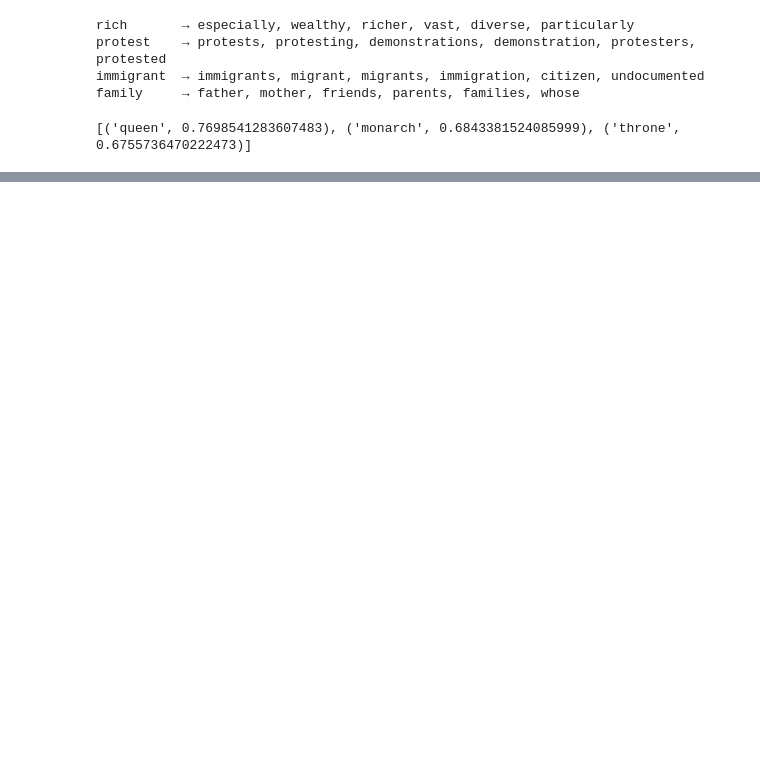
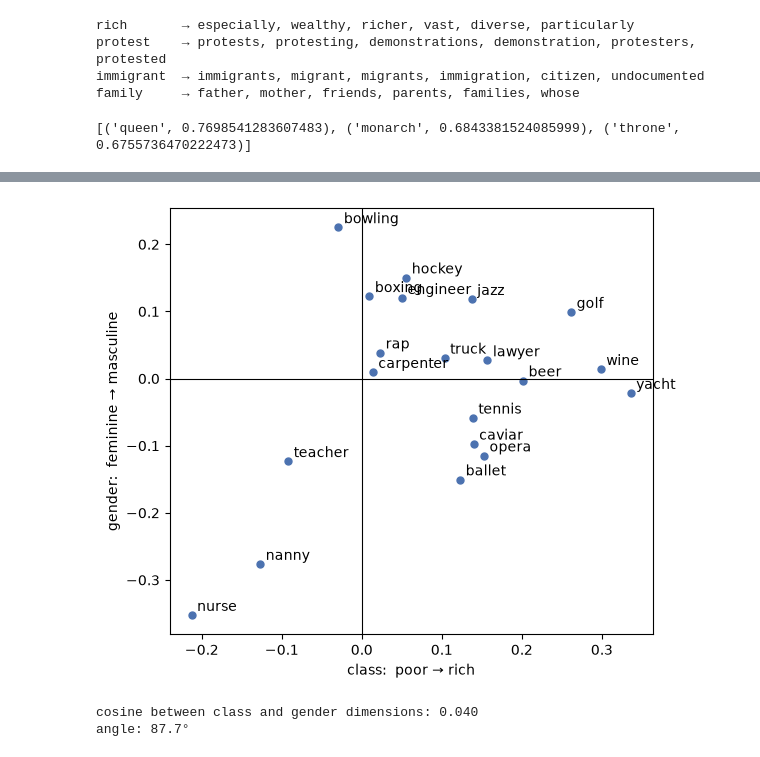
Before and after one commit to mk2615/my-first-repo, a Jupyter notebook: September 9 Lab Practice.ipynb, the cells around one changed output, grey strips where cells are left out. Drawn from its saved outputs; the diff is of its cells as text; code cells hidden in the pictures; blank space fills up the shorter version.

```diff
--- a/September 9 Lab Practice.ipynb
+++ b/September 9 Lab Practice.ipynb
@@ -65,3 +44,28 @@ family     → father, mother, friends, parents, families, whose
 print(glove.most_similar(positive=["king", "woman"], negative=["man"], topn=3))
 # %% [output]
 [('queen', 0.7698541283607483), ('monarch', 0.6843381524085999), ('throne', 0.6755736470222473)]
+# %%
+def make_dimension(pairs):
+    """Average the difference vectors of several antonym pairs → one direction."""
+    diffs = []
+    for a, b in pairs:
+        # for each antonym pair, normalize the vectors and calculate the difference
+        va = glove[a] / np.linalg.norm(glove[a]) # normalizes the vector for word a
+        vb = glove[b] / np.linalg.norm(glove[b]) # normalizes the vector for word b
+        diffs.append(va - vb) # calculates the difference vector for the pair
+    d = np.mean(diffs, axis=0) # average the difference vectors
+    return d / np.linalg.norm(d) # normalizes the average difference vector to get the final dimension
+
+def project(word, dimension):
+    """Cosine similarity of a normalized word vector with the dimension."""
+    v = glove[word] / np.linalg.norm(glove[word])
+    return float(v @ dimension)
+# %%
+class_dim  = make_dimension([("rich", "poor"), ("wealthy", "impoverished"),
+                             ("affluent", "needy"), ("luxury", "cheap")])
+gender_dim = make_dimension([("man", "woman"), ("he", "she"),
+                             ("his", "her"), ("male", "female")])
+
+items = ["nurse", "nanny", "teacher", "carpenter", "engineer", "lawyer",
+         "golf", "tennis", "boxing", "bowling", "hockey",
+         "opera", "ballet", "jazz", "rap", "caviar", "beer", "wine", "yacht", "truck"]
@@ -67,0 +78,8 @@ print(glove.most_similar(positive=["king", "woman"], negative=["man"], topn=3))
+# %%
+proj = pd.DataFrame({
+    "class":  [project(w, class_dim)  for w in items],
+    "gender": [project(w, gender_dim) for w in items],
+}, index=items)
+
+# Print the projected values rounded to 3 decimal places and sorted by class (poor → rich)
+print(proj.sort_values("class").round(3))
@@ -67,0 +104,22 @@ print(glove.most_similar(positive=["king", "woman"], negative=["man"], topn=3))
+# %%
+# Visualize the projected words in a scatter plot
+fig, ax = plt.subplots(figsize=(6, 5))
+ax.axhline(0, color="black", lw=0.8); ax.axvline(0, color="black", lw=0.8)
+ax.scatter(proj["class"], proj["gender"], s=25, color="#4C72B0")
+for w, row in proj.iterrows():
+    ax.annotate(w, (row["class"], row["gender"]), fontsize=10,
+                textcoords="offset points", xytext=(4, 3))
+ax.set_xlabel("class:  poor → rich")
+ax.set_ylabel("gender:  feminine → masculine")
+plt.tight_layout(); plt.show()
+# %% [output]
+[figure, added]
+# %%
+cos = float(class_dim @ gender_dim) #calculate cosine similarity between class and gender dimensions
+print(f"cosine between class and gender dimensions: {cos:.3f}") #print the cosine similarity rounded to 3 decimal places
+
+angle = np.degrees(np.arccos(cos)) #calculate the angle in degrees between the two dimensions
+print(f"angle: {angle:.1f}°") #print the angle rounded to 1 decimal place
+# %% [output]
+cosine between class and gender dimensions: 0.040
+angle: 87.7°
```
Also changed, not shown: parts of 15 cells of this notebook.
